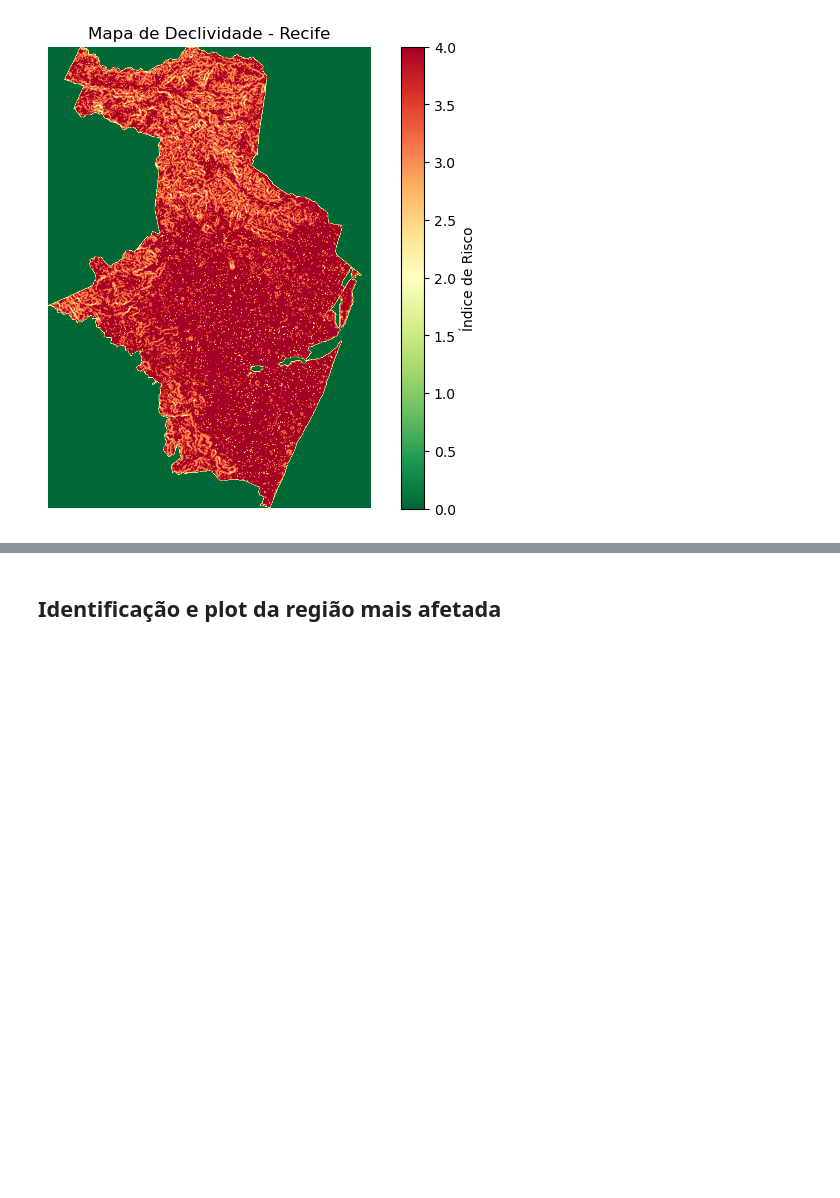
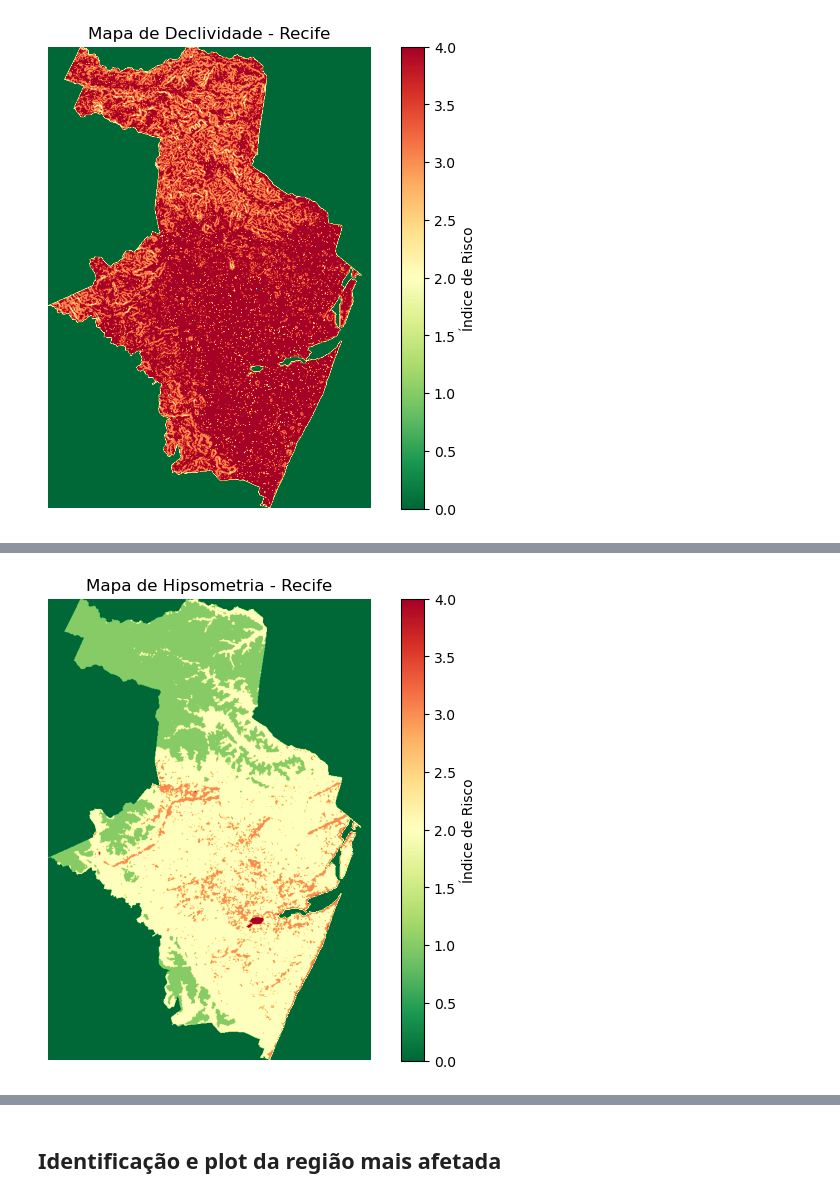
Before and after one commit to ezequielhenrique/zonas-de-risco-inundacao, a Jupyter notebook: analise-risco-alagamento.ipynb, the cells around one changed output, grey strips where cells are left out. Saved outputs shown, nothing was run; the diff lists cells and outputs as text; code cells hidden in the pictures; blank space fills up the shorter version.

```diff
--- a/analise-risco-alagamento.ipynb
+++ b/analise-risco-alagamento.ipynb
@@ -615,3 +690,7 @@ plot_mapa(declividade_recortado_path, f"Mapa de Declividade - {cidade.title()}")
+# %%
+plot_mapa(hipso_recortado_path, f"Mapa de Hipsometria - {cidade.title()}")
+# %% [output]
+[figure, added]
 # %%
 plot_mapa(risco_path, f"Mapa de Risco de Alagamento")
 # %% [output]
```
Also changed, not shown: parts of 20 cells of this notebook.
